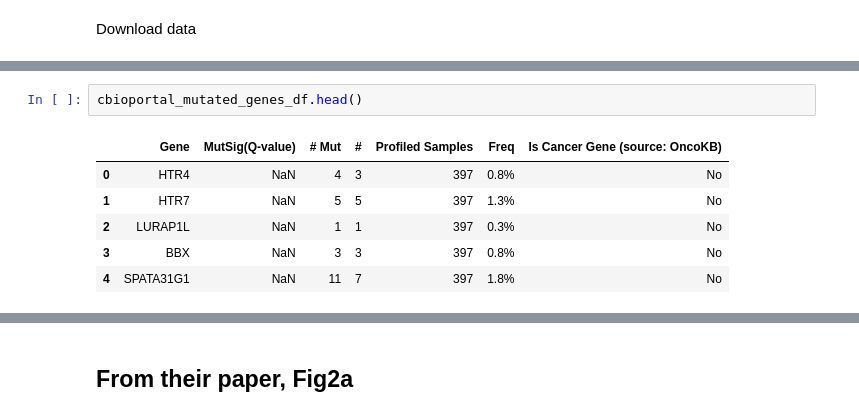
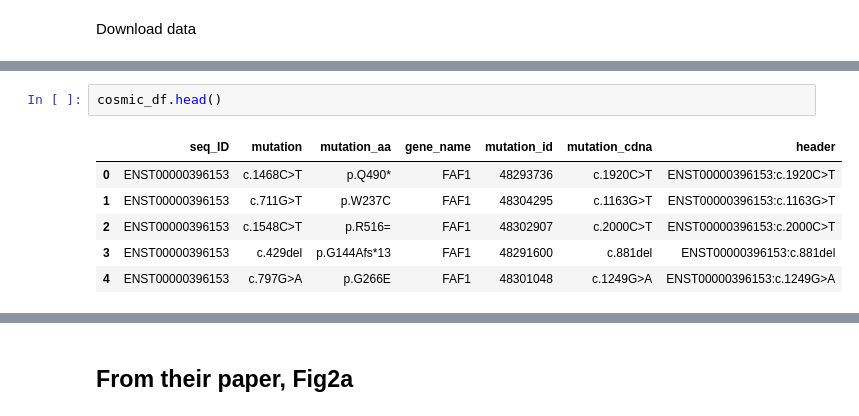
Before and after one commit to pachterlab/RLSRP_2025, a Jupyter notebook: notebooks/Fig1_single_cell_analysis.ipynb, the cells around one changed output, grey strips where cells are left out. Cells and saved outputs as stored; diff of their text form.

```diff
--- a/notebooks/Fig1_single_cell_analysis.ipynb
+++ b/notebooks/Fig1_single_cell_analysis.ipynb
@@ -117,9 +89,9 @@ adata.var.head()
 # %%
-cbioportal_mutated_genes_df.head()
+cosmic_df.head()
 # %% [output]
-|  | Gene | MutSig(Q-value) | # Mut | # | Profiled Samples | Freq | Is Cancer Gene (source: OncoKB) |
-| 0 | HTR4 | NaN | 4 | 3 | 397 | 0.8% | No |
-| 1 | HTR7 | NaN | 5 | 5 | 397 | 1.3% | No |
-| 2 | LURAP1L | NaN | 1 | 1 | 397 | 0.3% | No |
-| 3 | BBX | NaN | 3 | 3 | 397 | 0.8% | No |
-| 4 | SPATA31G1 | NaN | 11 | 7 | 397 | 1.8% | No |
+|  | seq_ID | mutation | mutation_aa | gene_name | mutation_id | mutation_cdna | header |
+| 0 | ENST00000396153 | c.1468C>T | p.Q490* | FAF1 | 48293736 | c.1920C>T | ENST00000396153:c.1920C>T |
+| 1 | ENST00000396153 | c.711G>T | p.W237C | FAF1 | 48304295 | c.1163G>T | ENST00000396153:c.1163G>T |
+| 2 | ENST00000396153 | c.1548C>T | p.R516= | FAF1 | 48302907 | c.2000C>T | ENST00000396153:c.2000C>T |
+| 3 | ENST00000396153 | c.429del | p.G144Afs*13 | FAF1 | 48291600 | c.881del | ENST00000396153:c.881del |
+| 4 | ENST00000396153 | c.797G>A | p.G266E | FAF1 | 48301048 | c.1249G>A | ENST00000396153:c.1249G>A |
```
Also changed, not shown: parts of 42 cells of this notebook, 2 other files.
